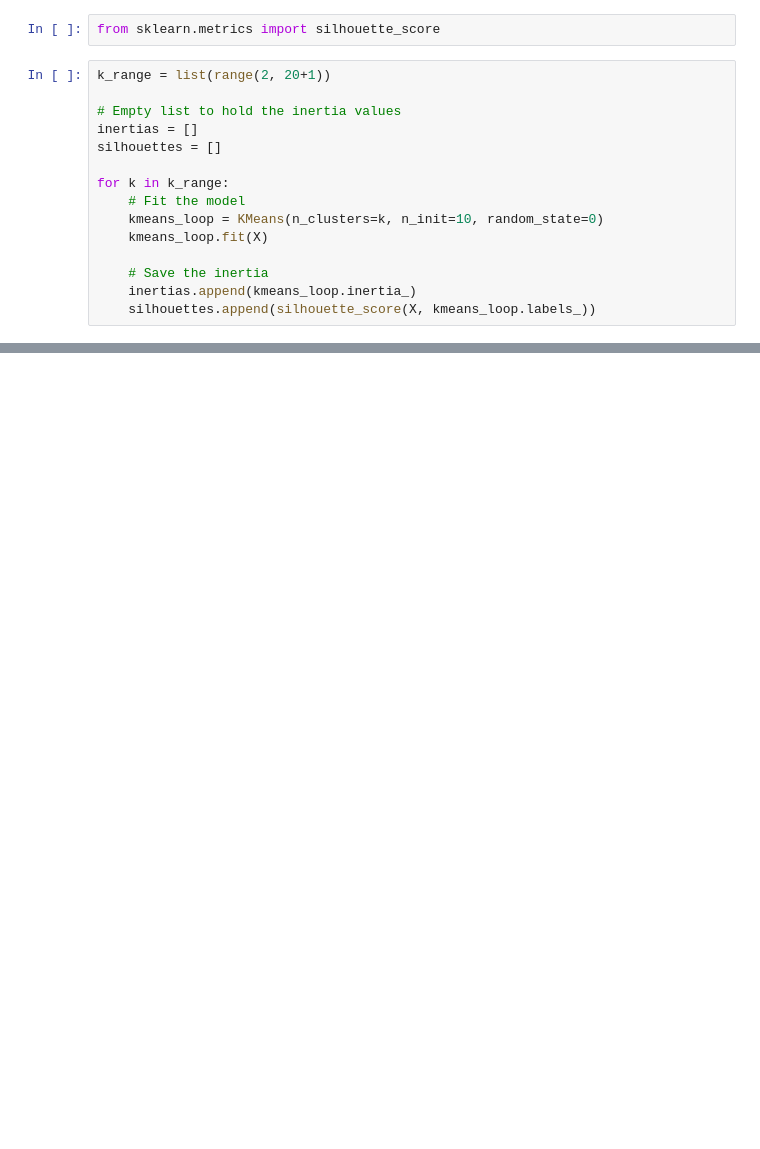
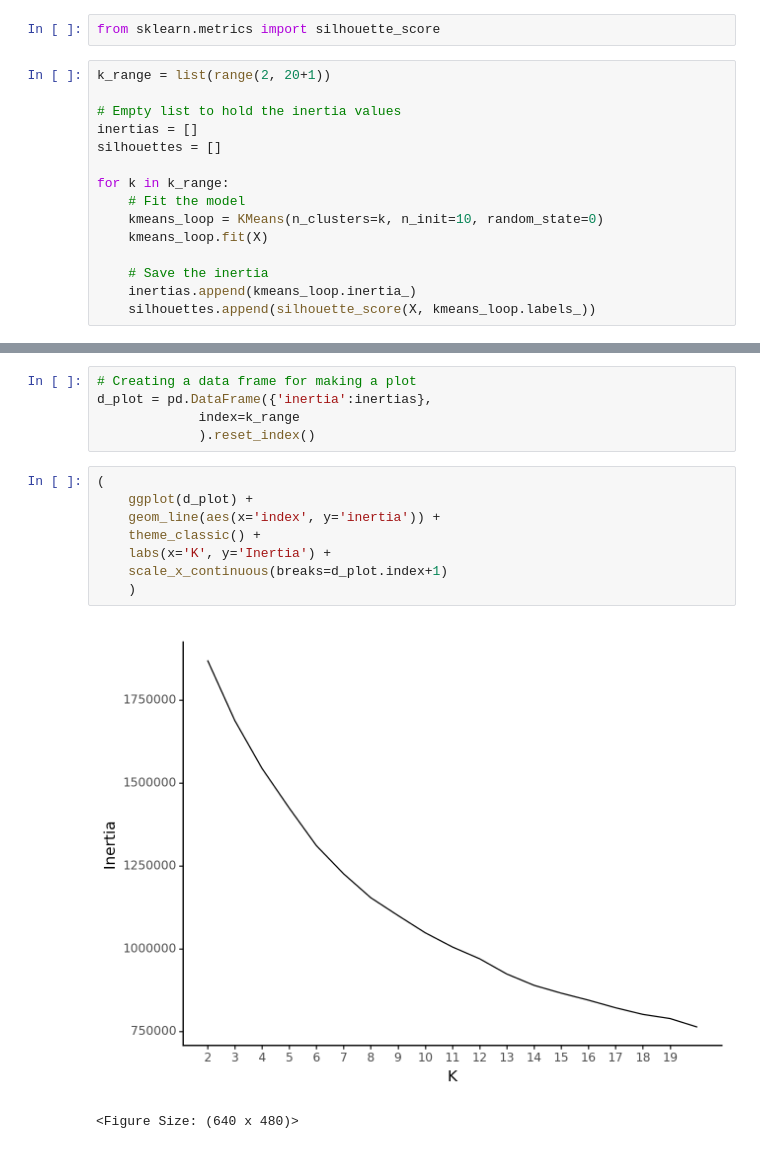
Before and after one commit to rbenzecry/SME-informal-sector-colombia, a Jupyter notebook: 01_emicron/02_models.ipynb, the cells around one changed output, grey strips where cells are left out. Drawn from its saved outputs; the diff is of its cells as text; blank space fills up the shorter version.

```diff
--- a/01_emicron/02_models.ipynb
+++ b/01_emicron/02_models.ipynb
@@ -136,0 +198,16 @@ for k in k_range:
+# %%
+# Creating a data frame for making a plot
+d_plot = pd.DataFrame({'inertia':inertias},
+             index=k_range
+             ).reset_index()
+# %%
+(
+    ggplot(d_plot) +
+    geom_line(aes(x='index', y='inertia')) +
+    theme_classic() +
+    labs(x='K', y='Inertia') +
+    scale_x_continuous(breaks=d_plot.index+1)
+    )
+# %% [output]
+[figure, added]
+<Figure Size: (640 x 480)>
```
Also changed, not shown: parts of 10 cells of this notebook.
